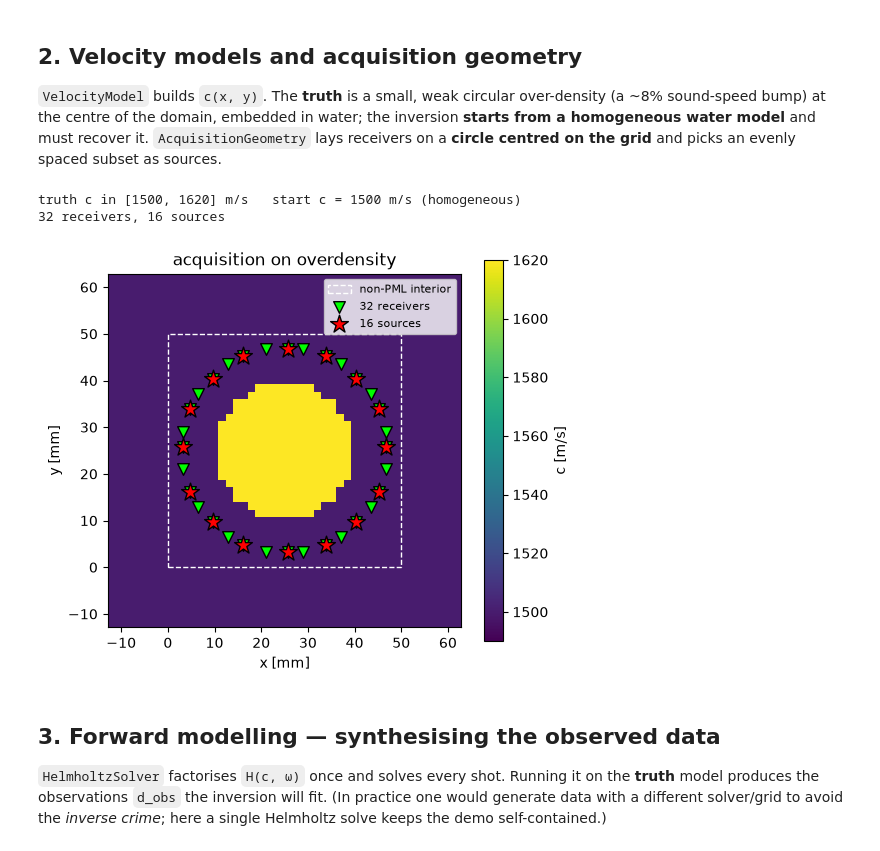
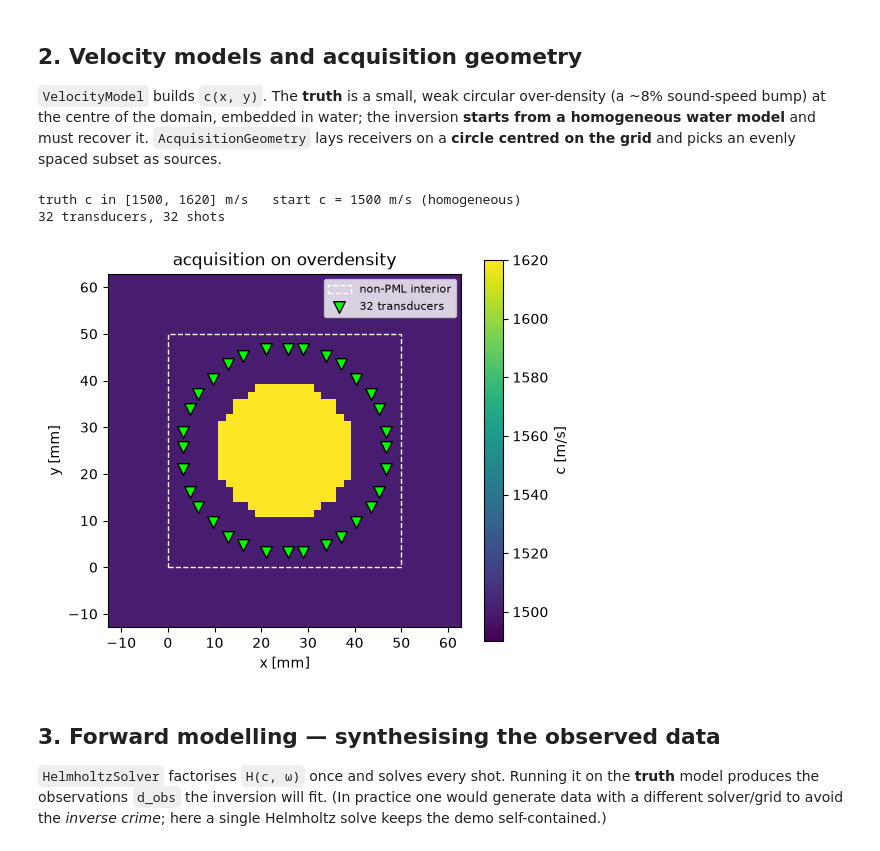
Before and after one commit to Commit2Cosmos/Transcranial-Ultrasound-ODIL, a Jupyter notebook: notebooks/odil_wave_inverse_example.ipynb, the cells around one changed output. Cells and saved outputs as stored; diff of their text form; code cells hidden in the pictures.

```diff
--- a/notebooks/odil_wave_inverse_example.ipynb
+++ b/notebooks/odil_wave_inverse_example.ipynb
@@ -86,31 +86,31 @@ picks an evenly spaced subset as sources.
 # %%
 truth = VelocityModel(
     grid, profile='overdensity', base=1500.0, contrast=120.0, pml_c=None,
     radius=0.015, center=(0.025, 0.025),
 )
 init = VelocityModel(grid, profile='homogeneous', base=1500.0, contrast=0.0, pml_c=None)
 print(f'truth c in [{truth.c_min:.0f}, {truth.c_max:.0f}] m/s   '
       f'start c = {init.c_min:.0f} m/s (homogeneous)')
 
 # Transducers on a circle centred on the grid (a_frac == b_frac); each fires one
 # shot, recorded by all the others. The same layout is reused for every band,
 # so define its parameters once.
 (x0, x1), (y0, y1) = grid.extent
 ring_center = ((x0 + x1) / 2.0, (y0 + y1) / 2.0)   # "grid_center"
 ACQ = dict(
-    n_transducers=32, source_spatial='point', sigma_s=None,
+    n_transducers=32, source_spatial='point', sigma_s=4e-3,
     ring_center=ring_center, a_frac=0.9, b_frac=0.9,   # circular ring
 )
 
 # One geometry per frequency; build one here just to visualise the layout.
 freq0 = FrequencySelection.from_frequencies(grid, [50e3])
 geom0 = AcquisitionGeometry(grid, source, freq0, **ACQ)
 print(f'{geom0.n_transducers} transducers, {geom0.n_shots} shots')
 geom0.show(truth, vmin=1490, vcenter=1555, vmax=1620); plt.show()
 # %% [output]
 truth c in [1500, 1620] m/s   start c = 1500 m/s (homogeneous)
-32 receivers, 16 sources
+32 transducers, 32 shots
-[figure, old version]
+[figure, new version]
 # %% [markdown]
 ## 3. Forward modelling — synthesising the observed data
 
```
Also changed, not shown: parts of 4 cells of this notebook, 8 other files.
